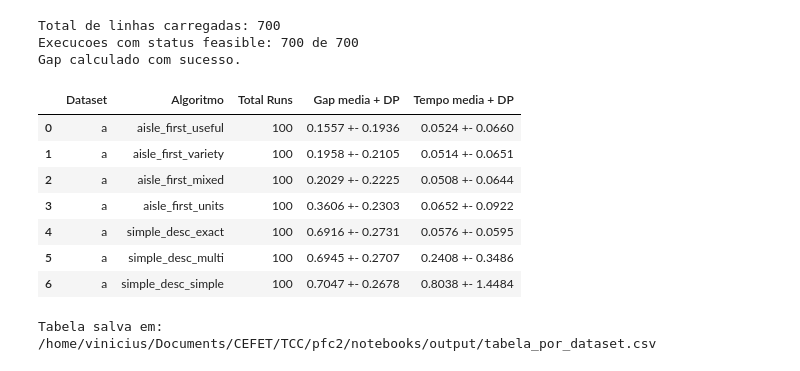
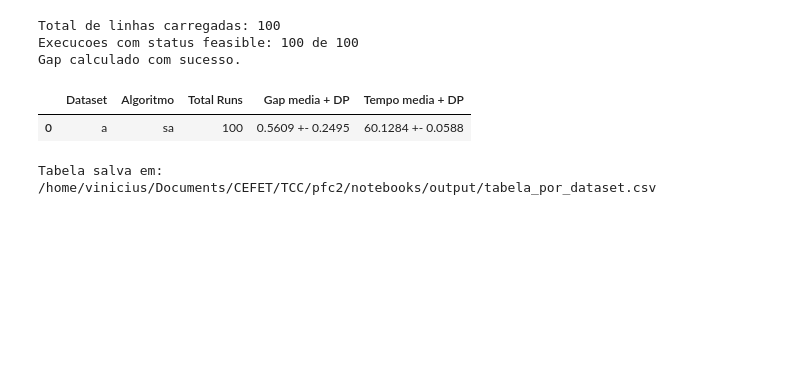
Before and after one commit to tinicius/PFC-2-code, a Jupyter notebook: notebooks/analise_resultados.ipynb, the cells around one changed output. Cells and saved outputs as stored; diff of their text form; code cells hidden in the pictures; blank space fills up the shorter version.

```diff
--- a/notebooks/analise_resultados.ipynb
+++ b/notebooks/analise_resultados.ipynb
@@ -12,7 +12,7 @@ from pathlib import Path
 # -----------------------------------------------------------
 RESULT_DIRS = [
     # 'result_0007',
-               'result_0004']  # <-- ALTERE AQUI
+               'result_0006']  # <-- ALTERE AQUI
 # -----------------------------------------------------------
 
 NOTEBOOK_DIR = Path(os.getcwd())
@@ -104,42 +104,36 @@ else:
         tempo_media = ('exec_time', 'mean'),
         tempo_dp    = ('exec_time', 'std'),
         n_runs      = ('run_id',    'count'),
     ).reset_index()
     tabela['gap_dp']   = tabela['gap_dp'].fillna(0.0)
     tabela['tempo_dp'] = tabela['tempo_dp'].fillna(0.0)
     tabela = tabela.sort_values('gap_media', ascending=True)
     tabela['Gap media + DP'] = tabela.apply(lambda r: formata(r['gap_media'],   r['gap_dp']),   axis=1)
     tabela['Tempo media + DP']   = tabela.apply(lambda r: formata(r['tempo_media'], r['tempo_dp']), axis=1)
     tabela_exibir = tabela[['dataset', 'algo_id', 'n_runs', 'Gap media + DP', 'Tempo media + DP']].rename(columns={
         'dataset':  'Dataset',
         'algo_id':  'Algoritmo',
         'n_runs':   'Total Runs',
     })
 
     display(tabela_exibir.reset_index(drop=True))
 
 # --- Exporta CSV ---
 OUTPUT_DIR = PROJECT_ROOT / 'notebooks' / 'output'
 OUTPUT_DIR.mkdir(exist_ok=True)
 
 if not df_ok.empty and 'gap' in df_ok.columns:
     path = OUTPUT_DIR / 'tabela_por_dataset.csv'
     tabela_exibir.to_csv(path, index=False)
     print('Tabela salva em:', path)
 else:
     print('[INFO] Nada exportado - nenhum dado disponivel.')
 # %% [output]
-Total de linhas carregadas: 700
-Execucoes com status feasible: 700 de 700
+Total de linhas carregadas: 100
+Execucoes com status feasible: 100 de 100
 Gap calculado com sucesso.
 |  | Dataset | Algoritmo | Total Runs | Gap media + DP | Tempo media + DP |
-| 0 | a | aisle_first_useful | 100 | 0.1557 +- 0.1936 | 0.0524 +- 0.0660 |
-| 1 | a | aisle_first_variety | 100 | 0.1958 +- 0.2105 | 0.0514 +- 0.0651 |
-| 2 | a | aisle_first_mixed | 100 | 0.2029 +- 0.2225 | 0.0508 +- 0.0644 |
-| 3 | a | aisle_first_units | 100 | 0.3606 +- 0.2303 | 0.0652 +- 0.0922 |
-| 4 | a | simple_desc_exact | 100 | 0.6916 +- 0.2731 | 0.0576 +- 0.0595 |
-| 5 | a | simple_desc_multi | 100 | 0.6945 +- 0.2707 | 0.2408 +- 0.3486 |
-| 6 | a | simple_desc_simple | 100 | 0.7047 +- 0.2678 | 0.8038 +- 1.4484 |
+| 0 | a | sa | 100 | 0.5609 +- 0.2495 | 60.1284 +- 0.0588 |
 Tabela salva em: /home/vinicius/Documents/CEFET/TCC/pfc2/notebooks/output/tabela_por_dataset.csv
 # %%
 # --- Pareto frontier (gap vs exec_time) ---
```
Also changed, not shown: parts of 3 cells of this notebook, 13 other files.
